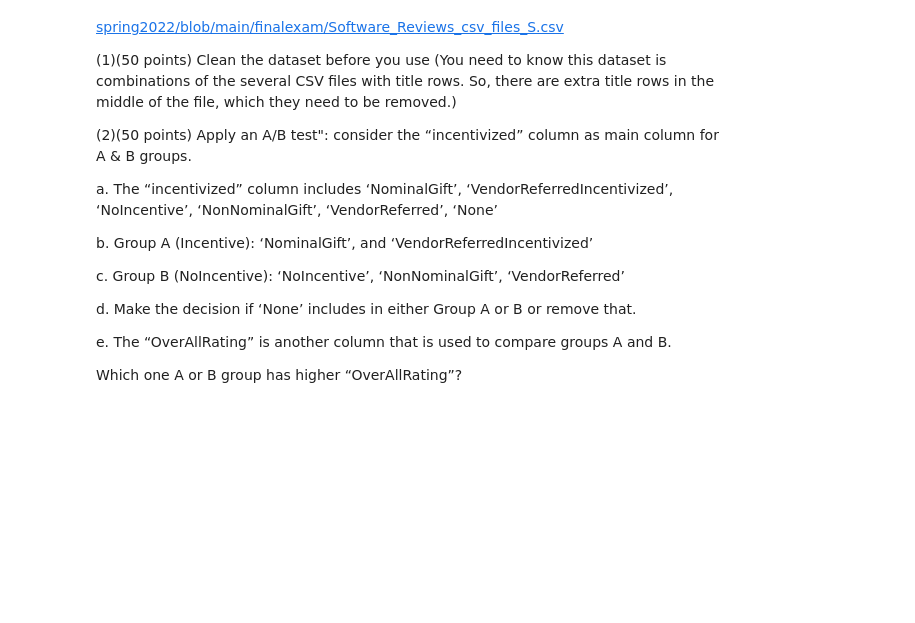
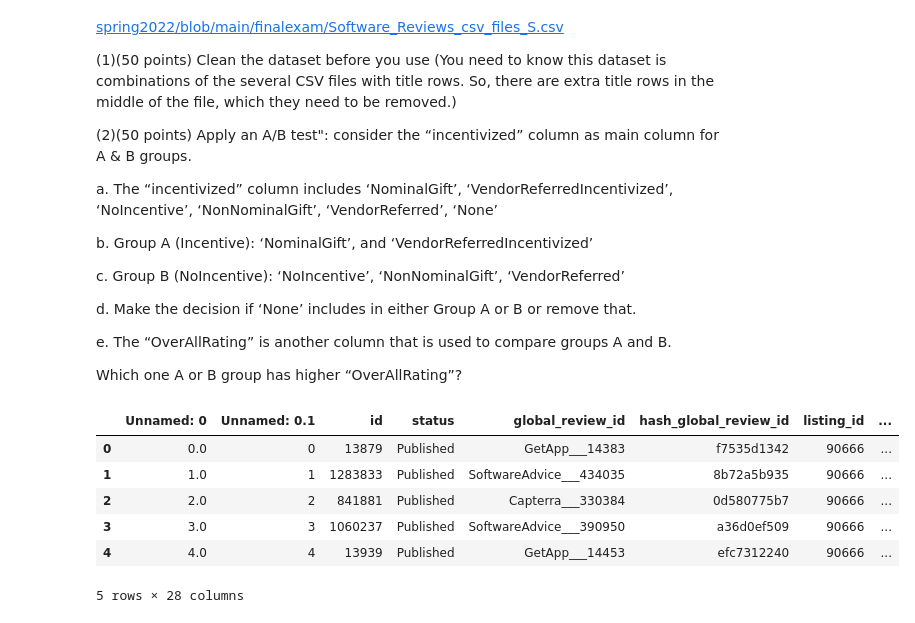
Before and after one commit to rghimre3/INFO5502-Summer2022, a Jupyter notebook: INFO_5502_Final_Exam_Summer_2022.ipynb, the cells around one changed output. Saved outputs shown, nothing was run; the diff lists cells and outputs as text; code cells hidden in the pictures; blank space fills up the shorter version.

```diff
--- a/INFO_5502_Final_Exam_Summer_2022.ipynb
+++ b/INFO_5502_Final_Exam_Summer_2022.ipynb
@@ -85,3 +327,13 @@ e. The “OverAllRating” is another column that is used to compare groups A an
 Which one A or B group has higher “OverAllRating”?
 # %%
 #### You code and your answer here here
+data= pd.read_csv("https://raw.githubusercontent.com/unt-iialab/info5502-spring2022/main/finalexam/Software_Reviews_csv_files_S.csv")
+data.head()
+# %% [output]
+|  | Unnamed: 0 | Unnamed: 0.1 | id | status | global_review_id | hash_global_review_id | listing_id | ... |
+| 0 | 0.0 | 0 | 13879 | Published | GetApp___14383 | f7535d1342 | 90666 | ... |
+| 1 | 1.0 | 1 | 1283833 | Published | SoftwareAdvice___434035 | 8b72a5b935 | 90666 | ... |
+| 2 | 2.0 | 2 | 841881 | Published | Capterra___330384 | 0d580775b7 | 90666 | ... |
+| 3 | 3.0 | 3 | 1060237 | Published | SoftwareAdvice___390950 | a36d0ef509 | 90666 | ... |
+| 4 | 4.0 | 4 | 13939 | Published | GetApp___14453 | efc7312240 | 90666 | ... |
+5 rows × 28 columns
```
Also changed, not shown: parts of 22 cells of this notebook.
